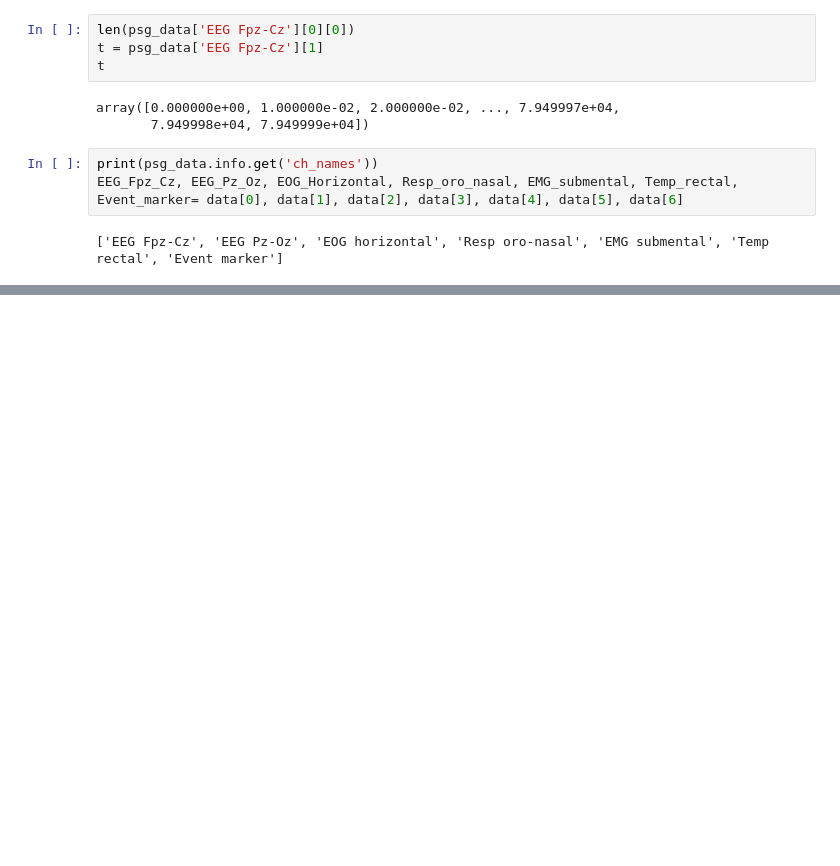
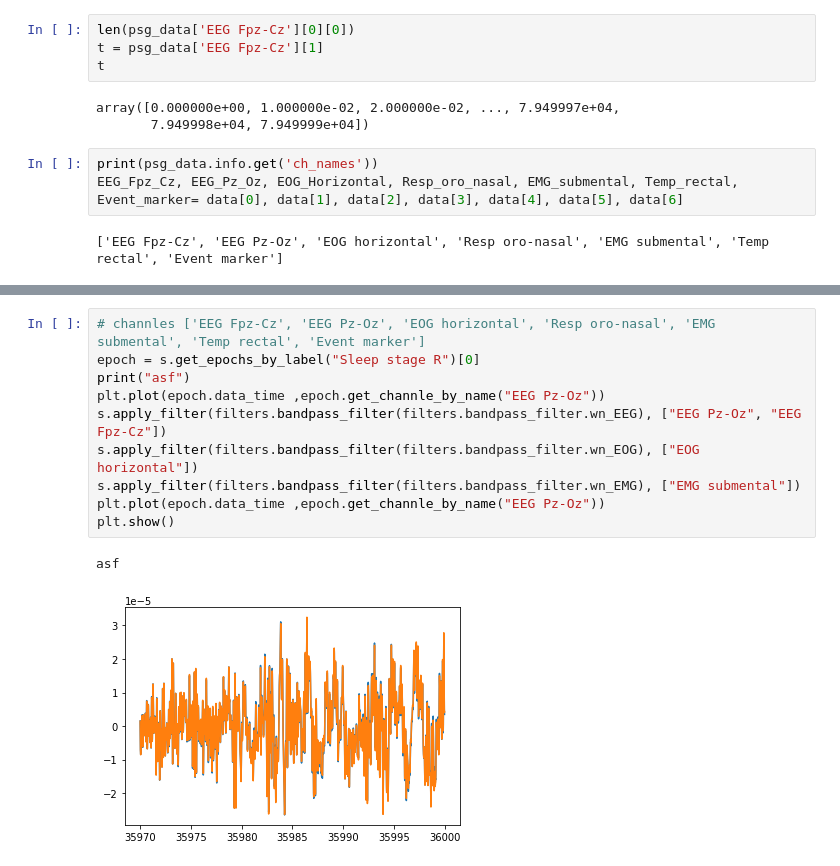
Before and after one commit to papekoja/72.75-ML, a Jupyter notebook: final/dataTest.ipynb, the cells around one changed output, grey strips where cells are left out. Saved outputs shown, nothing was run; the diff lists cells and outputs as text; blank space fills up the shorter version.

```diff
--- a/final/dataTest.ipynb
+++ b/final/dataTest.ipynb
@@ -121,0 +135,13 @@ AttributeError: 'int' object has no attribute 'sleepRecording'
+# %%
+# channles ['EEG Fpz-Cz', 'EEG Pz-Oz', 'EOG horizontal', 'Resp oro-nasal', 'EMG submental', 'Temp rectal', 'Event marker']
+epoch = s.get_epochs_by_label("Sleep stage R")[0]
+print("asf")
+plt.plot(epoch.data_time ,epoch.get_channle_by_name("EEG Pz-Oz"))
+s.apply_filter(filters.bandpass_filter(filters.bandpass_filter.wn_EEG), ["EEG Pz-Oz", "EEG Fpz-Cz"])
+s.apply_filter(filters.bandpass_filter(filters.bandpass_filter.wn_EOG), ["EOG horizontal"])
+s.apply_filter(filters.bandpass_filter(filters.bandpass_filter.wn_EMG), ["EMG submental"])
+plt.plot(epoch.data_time ,epoch.get_channle_by_name("EEG Pz-Oz"))
+plt.show()
+# %% [output]
+asf
+[figure, added]
```
Also changed, not shown: parts of 8 cells of this notebook, 2 other files.
